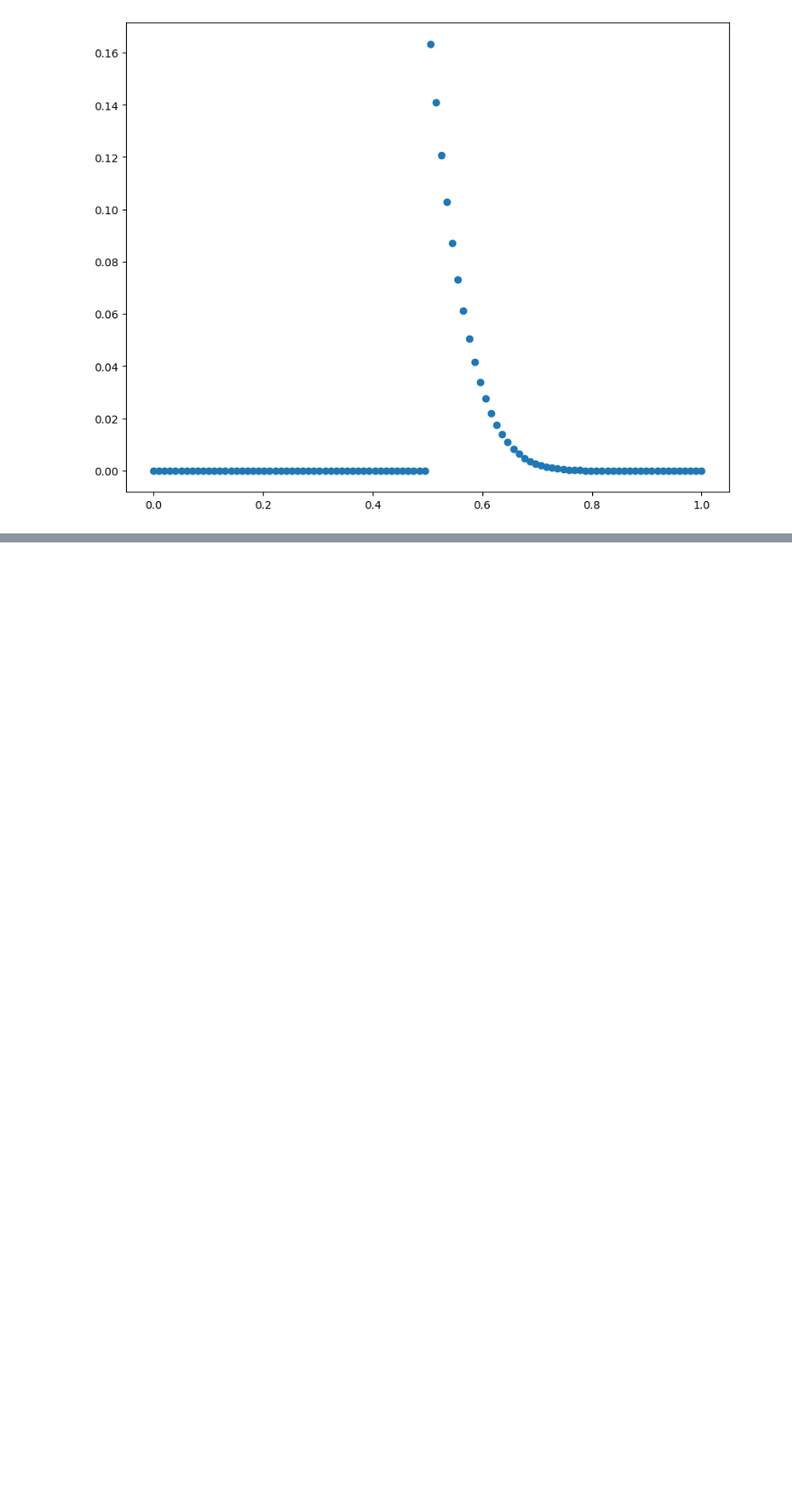
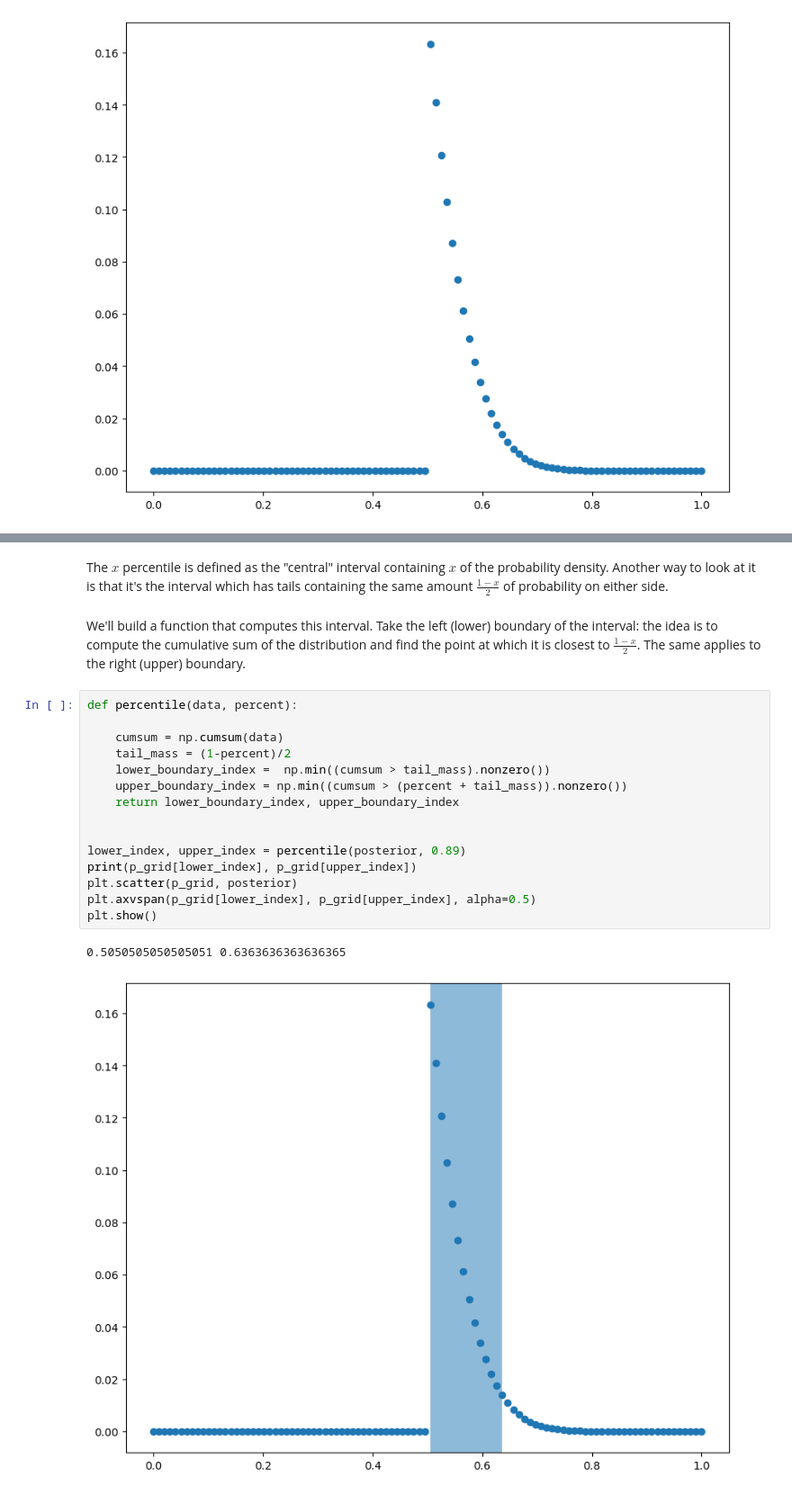
Before and after one commit to alansammarone/statistical_rethinking, a Jupyter notebook: Week1.ipynb, the cells around one changed output, grey strips where cells are left out. Shown: that part at 90% size. Cells and saved outputs as stored; diff of their text form; blank space fills up the shorter version.

```diff
--- a/Week1.ipynb
+++ b/Week1.ipynb
@@ -186,0 +192,22 @@ Mean: 0.549448180978837
+# %% [markdown]
+The $x$ percentile is defined as the "central" interval containing $x%$ of the probability density. Another way to look at it is that it's the interval which has tails containing the same amount $\frac{1-x}{2}$ of probability on either side.
+# %% [markdown]
+We'll build a function that computes this interval. Take the left (lower) boundary of the interval: the idea is to compute the cumulative sum of the distribution and find the point at which it is closest to $\frac{1-x}{2}$. The same applies to the right (upper) boundary.
+# %%
+def percentile(data, percent):
+
+    cumsum = np.cumsum(data)
+    tail_mass = (1-percent)/2
+    lower_boundary_index =  np.min((cumsum > tail_mass).nonzero())
+    upper_boundary_index = np.min((cumsum > (percent + tail_mass)).nonzero())
+    return lower_boundary_index, upper_boundary_index
+
+
+lower_index, upper_index = percentile(posterior, 0.89)
+print(p_grid[lower_index], p_grid[upper_index])
+plt.scatter(p_grid, posterior)
+plt.axvspan(p_grid[lower_index], p_grid[upper_index], alpha=0.5)
+plt.show()
+# %% [output]
+0.5050505050505051 0.6363636363636365
+[figure, added]
```
Also changed, not shown: parts of 3 cells of this notebook.
